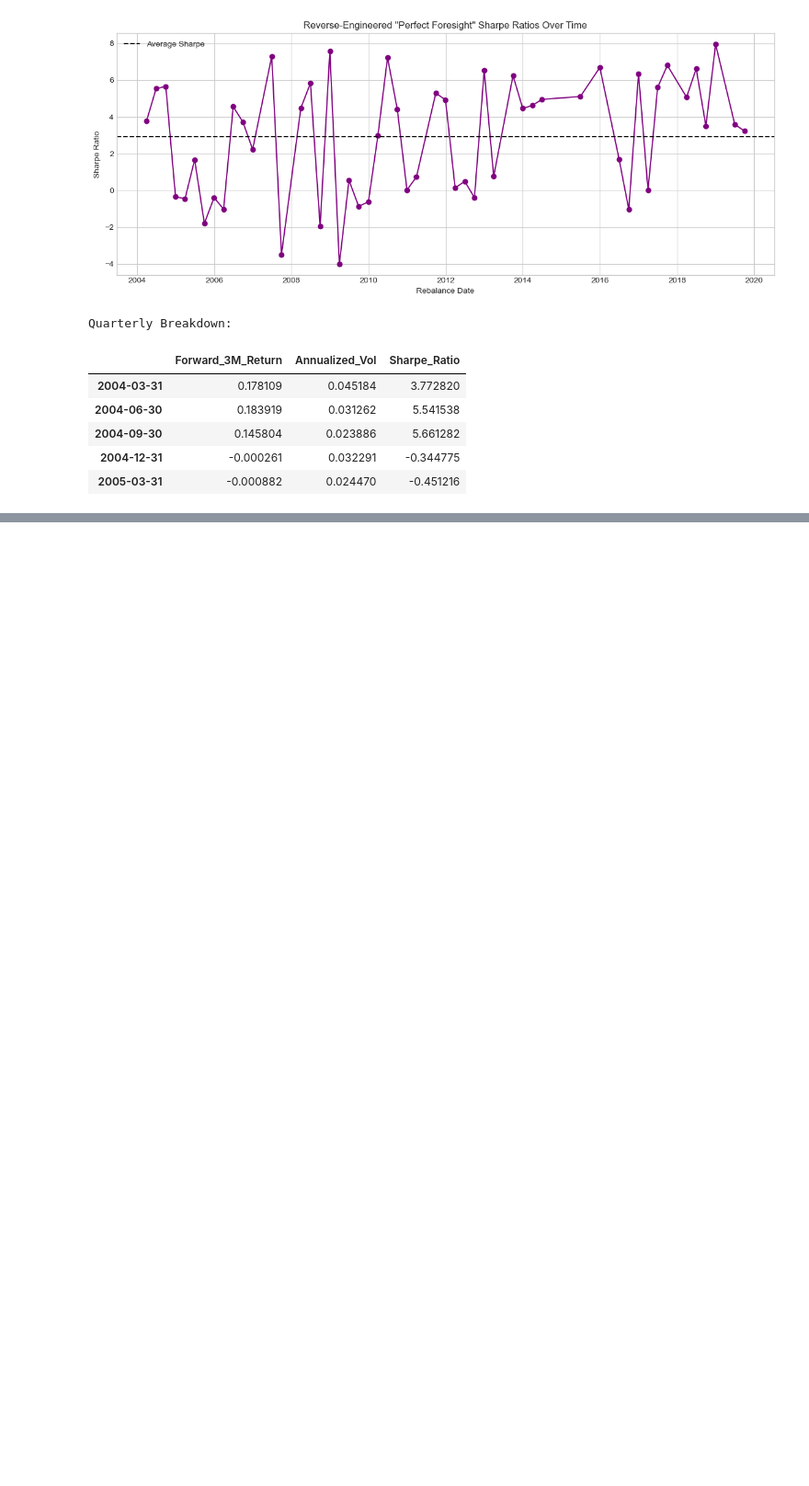
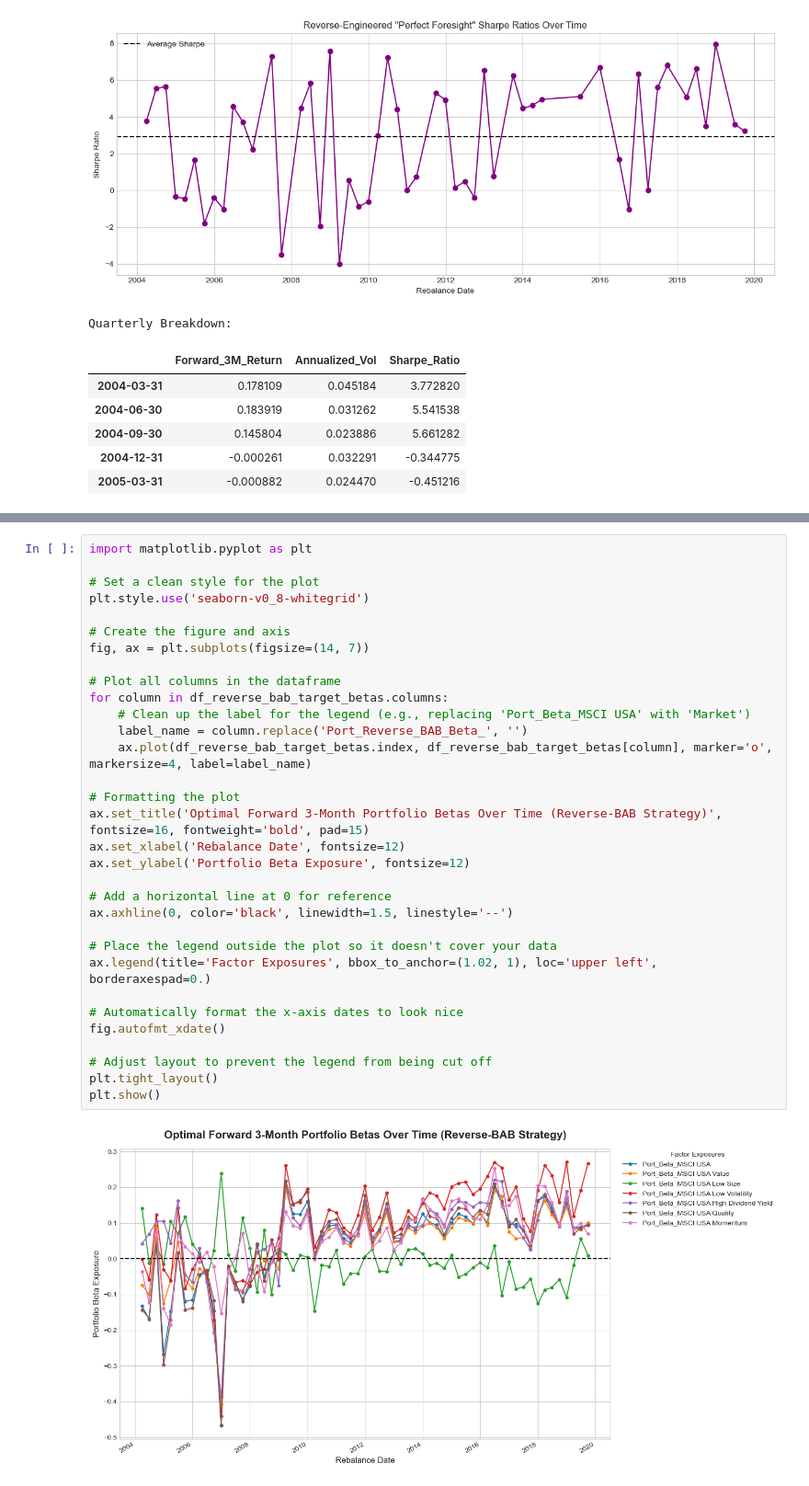
Before and after one commit to Starkl7/Regime-Dependent-Beta-Optimization, a Jupyter notebook: Beta Optimization.ipynb, the cells around one changed output, grey strips where cells are left out. Shown at 92% size. Cells and saved outputs as stored; diff of their text form; blank space fills up the shorter version.

```diff
--- a/Beta Optimization.ipynb
+++ b/Beta Optimization.ipynb
@@ -593,0 +743,34 @@ Quarterly Breakdown:
+# %%
+import matplotlib.pyplot as plt
+
+# Set a clean style for the plot
+plt.style.use('seaborn-v0_8-whitegrid')
+
+# Create the figure and axis
+fig, ax = plt.subplots(figsize=(14, 7))
+
+# Plot all columns in the dataframe
+for column in df_reverse_bab_target_betas.columns:
+    # Clean up the label for the legend (e.g., replacing 'Port_Beta_MSCI USA' with 'Market')
+    label_name = column.replace('Port_Reverse_BAB_Beta_', '')
+    ax.plot(df_reverse_bab_target_betas.index, df_reverse_bab_target_betas[column], marker='o', markersize=4, label=label_name)
+
+# Formatting the plot
+ax.set_title('Optimal Forward 3-Month Portfolio Betas Over Time (Reverse-BAB Strategy)', fontsize=16, fontweight='bold', pad=15)
+ax.set_xlabel('Rebalance Date', fontsize=12)
+ax.set_ylabel('Portfolio Beta Exposure', fontsize=12)
+
+# Add a horizontal line at 0 for reference
+ax.axhline(0, color='black', linewidth=1.5, linestyle='--')
+
+# Place the legend outside the plot so it doesn't cover your data
+ax.legend(title='Factor Exposures', bbox_to_anchor=(1.02, 1), loc='upper left', borderaxespad=0.)
+
+# Automatically format the x-axis dates to look nice
+fig.autofmt_xdate()
+
+# Adjust layout to prevent the legend from being cut off
+plt.tight_layout()
+plt.show()
+# %% [output]
+[figure, added]
```
Also changed, not shown: parts of 3 cells of this notebook.
